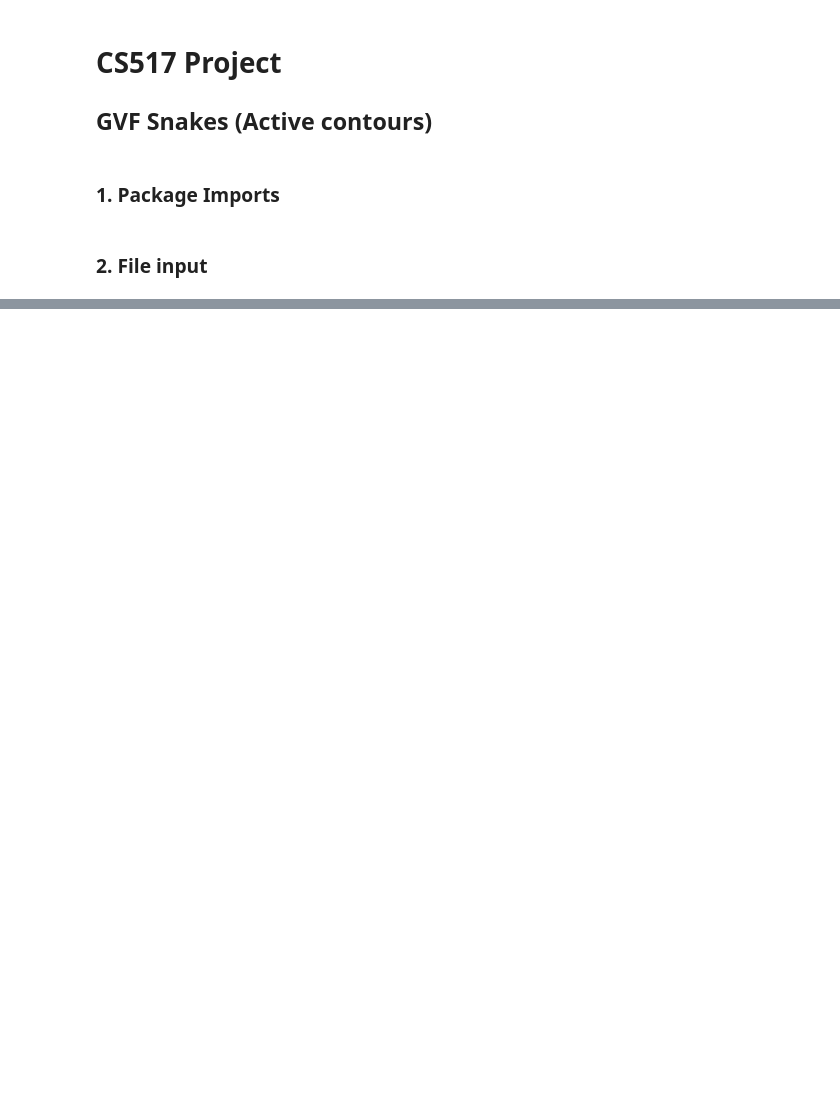
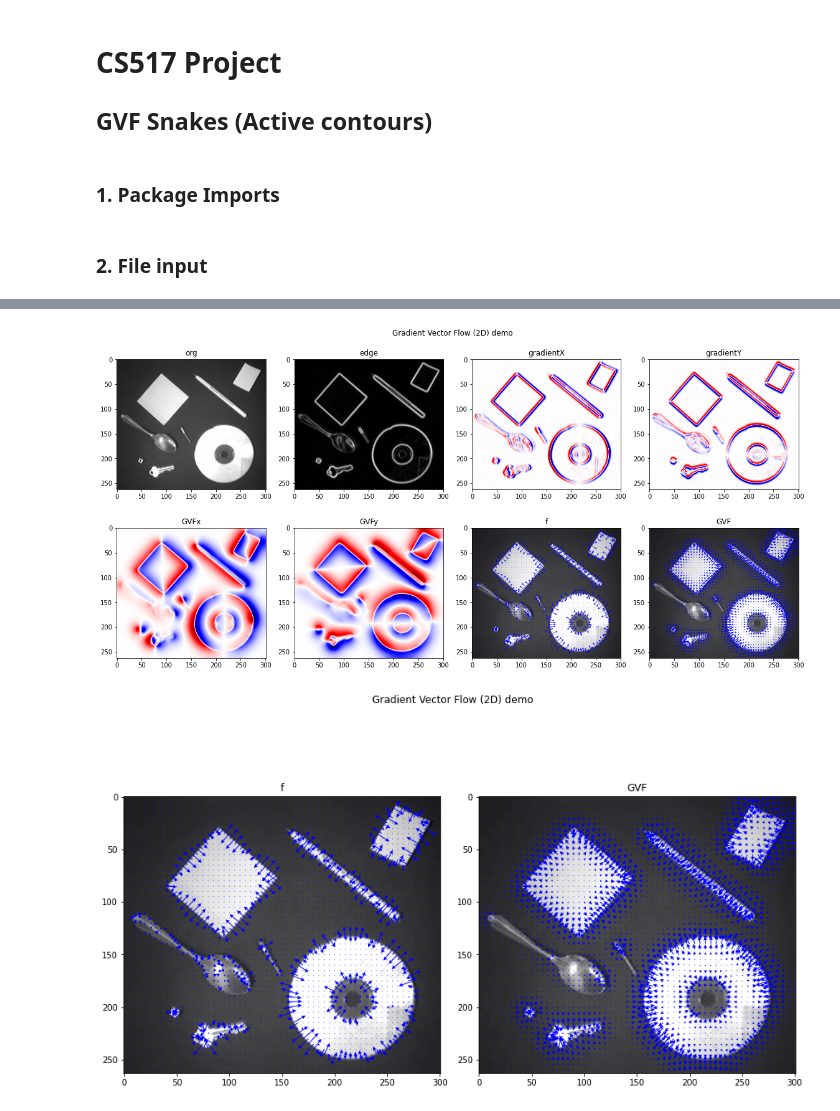
Before and after one commit to aneeketMangal/Gradient-Vector-Field-Snake, a Jupyter notebook: main/main.ipynb, the cells around one changed output, grey strips where cells are left out. Saved outputs shown, nothing was run; the diff lists cells and outputs as text; code cells hidden in the pictures; blank space fills up the shorter version.

```diff
--- a/main/main.ipynb
+++ b/main/main.ipynb
@@ -54,0 +166,32 @@ edgeMap = skimage_filter.sobel(blurImg)
+# %%
+H, W = img.shape
+Y, X = np.meshgrid(range(0, H, 5), range(0, W, 5))
+def plot_vector_field(ax, vx, vy):
+    scale = np.sqrt(np.max(vx**2+vy**2))*20.0
+    ax.imshow(img, cmap='gray')
+    # vy shold be inversed (top=+Y -> top=-Y)
+    ax.quiver(X, Y, vx[Y, X], -vy[Y, X], scale=scale, color='blue', headwidth=5)
+def vmin(values):
+    return -max(values.max(), -values.min())
+def vmax(values):
+    return max(values.max(), -values.min())
+fig, axs = plt.subplots(2, 4, figsize=(16, 8))
+fig.suptitle('Gradient Vector Flow (2D) demo')
+ax = axs[0][0]; ax.imshow(img, cmap='gray'); ax.set_title('org')
+ax = axs[0][1]; ax.imshow(edgeMap[:, :], cmap='gray'); ax.set_title('edge')
+ax = axs[0][2]; ax.imshow(gradientX, vmin=vmin(gradientX), vmax=vmax(gradientX), cmap='seismic'); ax.set_title('gradientX')
+ax = axs[0][3]; ax.imshow(gradientY, vmin=vmin(gradientX), vmax=vmax(gradientX), cmap='seismic'); ax.set_title('gradientY')
+ax = axs[1][0]; ax.imshow(gx, vmin=vmin(gx), vmax=vmax(gx), cmap='seismic'); ax.set_title('GVFx')
+ax = axs[1][1]; ax.imshow(gy, vmin=vmin(gy), vmax=vmax(gy), cmap='seismic'); ax.set_title('GVFy')
+ax = axs[1][2]; plot_vector_field(ax, gradientX, gradientY); ax.set_title('f')
+ax = axs[1][3]; plot_vector_field(ax, gx, gy); ax.set_title('GVF')
+fig.tight_layout()
+fig, axs = plt.subplots(1, 2, figsize=(12, 8))
+fig.suptitle('Gradient Vector Flow (2D) demo')
+ax = axs[0]; plot_vector_field(ax, gradientX, gradientY); ax.set_title('f')
+ax = axs[1]; plot_vector_field(ax, gx, gy); ax.set_title('GVF')
+fig.tight_layout()
+plt.show()
+# %% [output]
+[figure, added]
+[figure, added]
```
Also changed, not shown: parts of 17 cells of this notebook, 1 other file.
